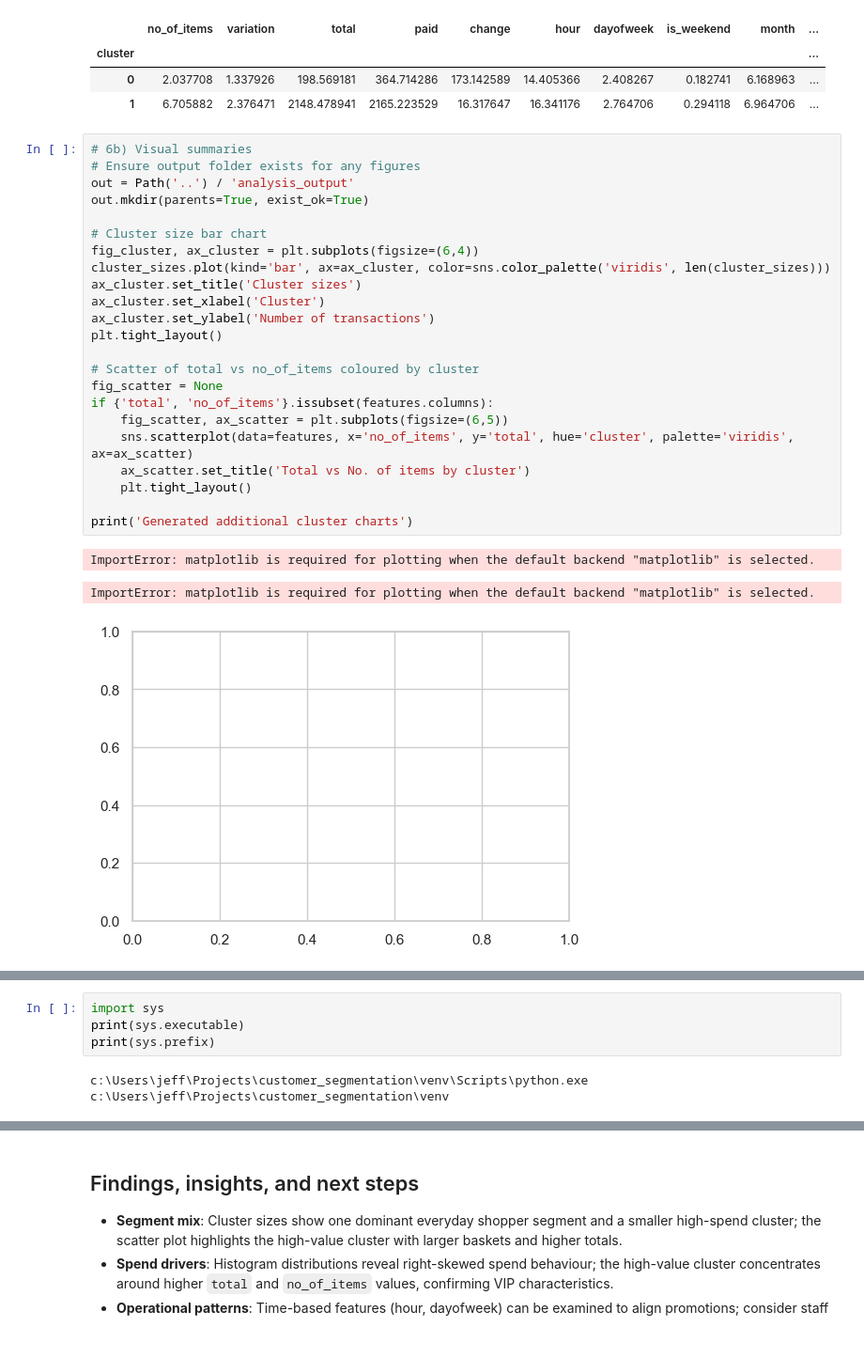
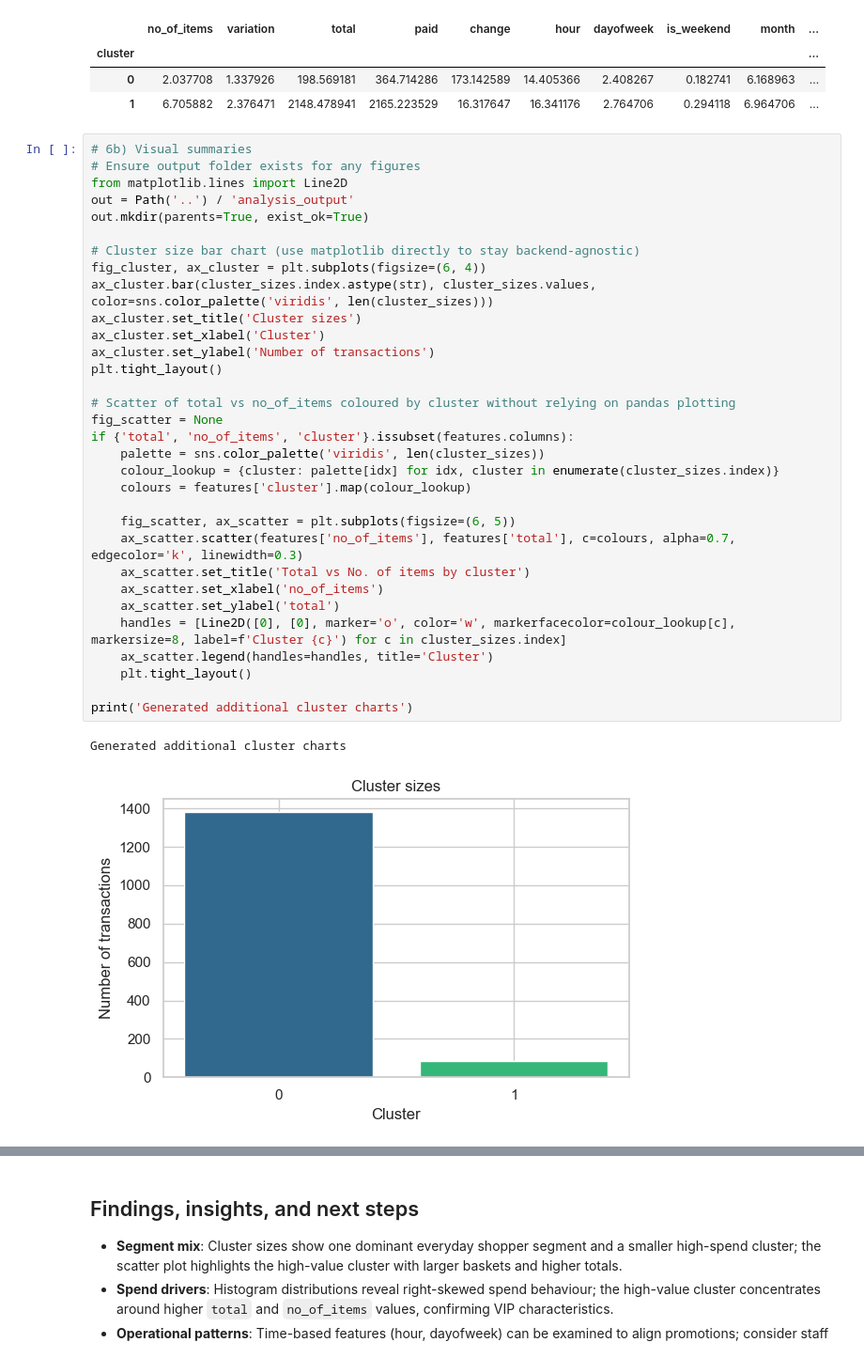
Before and after one commit to jeffmakuto/customer_segmentation, a Jupyter notebook: notebooks/segmentation_analysis.ipynb, the cells around one changed output, grey strips where cells are left out. Shown at 94% size. Cells and saved outputs as stored; diff of their text form.

```diff
--- a/notebooks/segmentation_analysis.ipynb
+++ b/notebooks/segmentation_analysis.ipynb
@@ -180,27 +194,35 @@ Name: count, dtype: int64
 # %%
 # 6b) Visual summaries
 # Ensure output folder exists for any figures
+from matplotlib.lines import Line2D
 out = Path('..') / 'analysis_output'
 out.mkdir(parents=True, exist_ok=True)
 
-# Cluster size bar chart
-fig_cluster, ax_cluster = plt.subplots(figsize=(6,4))
-cluster_sizes.plot(kind='bar', ax=ax_cluster, color=sns.color_palette('viridis', len(cluster_sizes)))
+# Cluster size bar chart (use matplotlib directly to stay backend-agnostic)
+fig_cluster, ax_cluster = plt.subplots(figsize=(6, 4))
+ax_cluster.bar(cluster_sizes.index.astype(str), cluster_sizes.values, color=sns.color_palette('viridis', len(cluster_sizes)))
 ax_cluster.set_title('Cluster sizes')
 ax_cluster.set_xlabel('Cluster')
 ax_cluster.set_ylabel('Number of transactions')
 plt.tight_layout()
 
-# Scatter of total vs no_of_items coloured by cluster
+# Scatter of total vs no_of_items coloured by cluster without relying on pandas plotting
 fig_scatter = None
-if {'total', 'no_of_items'}.issubset(features.columns):
-    fig_scatter, ax_scatter = plt.subplots(figsize=(6,5))
-    sns.scatterplot(data=features, x='no_of_items', y='total', hue='cluster', palette='viridis', ax=ax_scatter)
+if {'total', 'no_of_items', 'cluster'}.issubset(features.columns):
+    palette = sns.color_palette('viridis', len(cluster_sizes))
+    colour_lookup = {cluster: palette[idx] for idx, cluster in enumerate(cluster_sizes.index)}
+    colours = features['cluster'].map(colour_lookup)
+
+    fig_scatter, ax_scatter = plt.subplots(figsize=(6, 5))
+    ax_scatter.scatter(features['no_of_items'], features['total'], c=colours, alpha=0.7, edgecolor='k', linewidth=0.3)
     ax_scatter.set_title('Total vs No. of items by cluster')
+    ax_scatter.set_xlabel('no_of_items')
+    ax_scatter.set_ylabel('total')
+    handles = [Line2D([0], [0], marker='o', color='w', markerfacecolor=colour_lookup[c], markersize=8, label=f'Cluster {c}') for c in cluster_sizes.index]
+    ax_scatter.legend(handles=handles, title='Cluster')
     plt.tight_layout()
 
 print('Generated additional cluster charts')
 # %% [output]
-ImportError: matplotlib is required for plotting when the default backend "matplotlib" is selected.
+Generated additional cluster charts
-ImportError: matplotlib is required for plotting when the default backend "matplotlib" is selected.
-[figure, old version]
+[figure, new version]
@@ -207,7 +229,0 @@ ImportError: matplotlib is required for plotting when the default backend "matpl
-# %%
-import sys
-print(sys.executable)
-print(sys.prefix)
-# %% [output]
-c:\Users\jeff\Projects\customer_segmentation\venv\Scripts\python.exe
-c:\Users\jeff\Projects\customer_segmentation\venv
```
Also changed, not shown: parts of 7 cells of this notebook, 5 other files.
